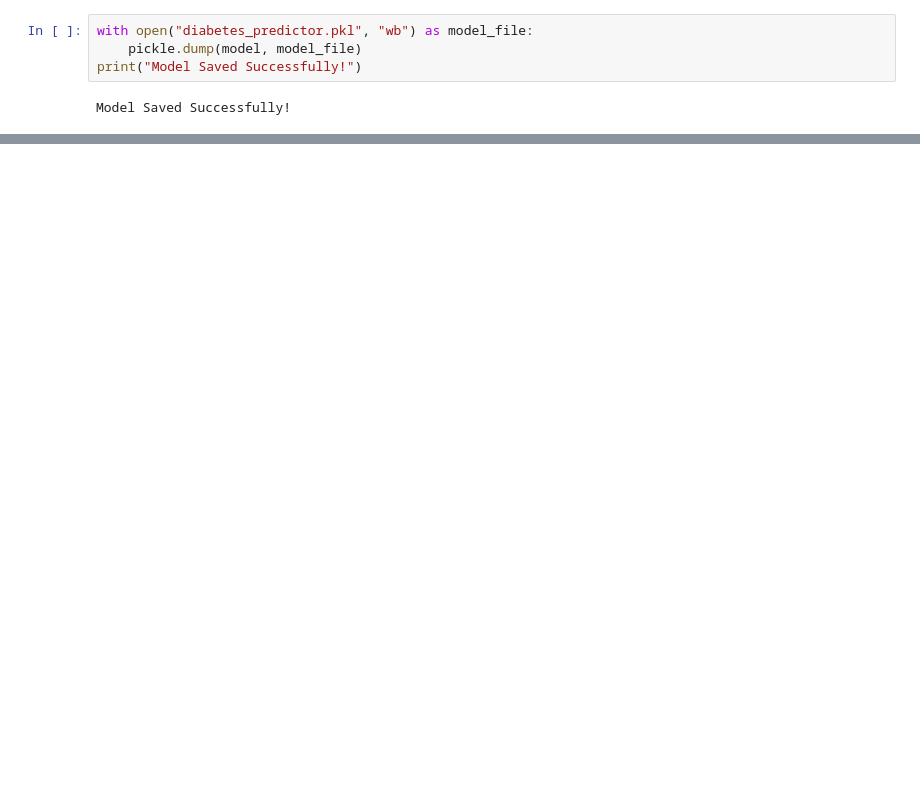
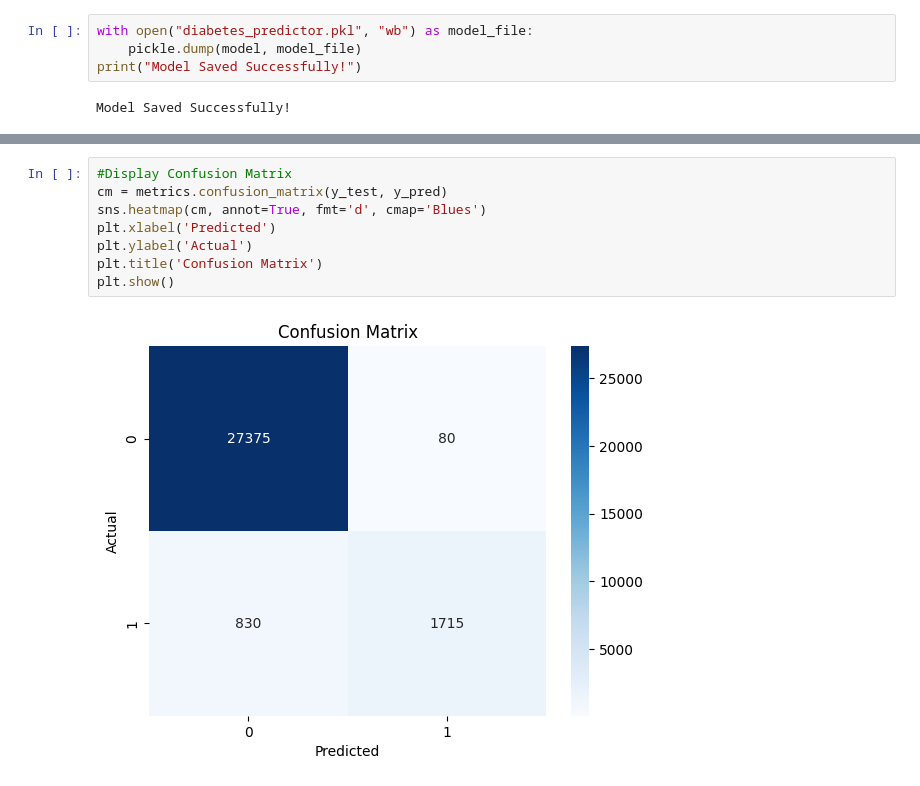
Before and after one commit to paramveerkaur1/diabetes-prediction-using-rfc-streamlit, a Jupyter notebook: diabetes-prediction.ipynb, the cells around one changed output, grey strips where cells are left out. Saved outputs shown, nothing was run; the diff lists cells and outputs as text; blank space fills up the shorter version.

```diff
--- a/diabetes-prediction.ipynb
+++ b/diabetes-prediction.ipynb
@@ -128,0 +141,10 @@ Model Saved Successfully!
+# %%
+#Display Confusion Matrix
+cm = metrics.confusion_matrix(y_test, y_pred)
+sns.heatmap(cm, annot=True, fmt='d', cmap='Blues')
+plt.xlabel('Predicted')
+plt.ylabel('Actual')
+plt.title('Confusion Matrix')
+plt.show()
+# %% [output]
+[figure, added]
```
Also changed, not shown: parts of 2 cells of this notebook, 1 other file.
